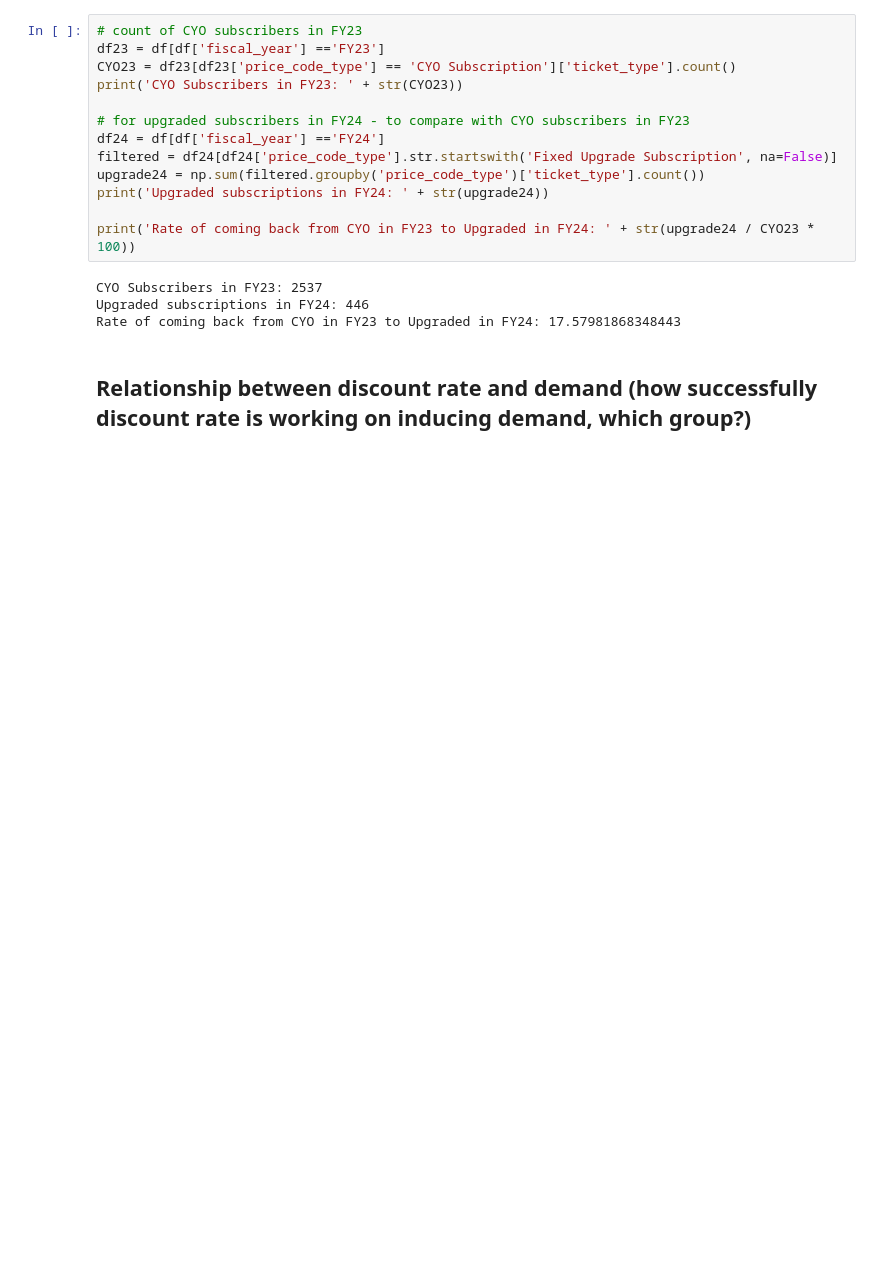
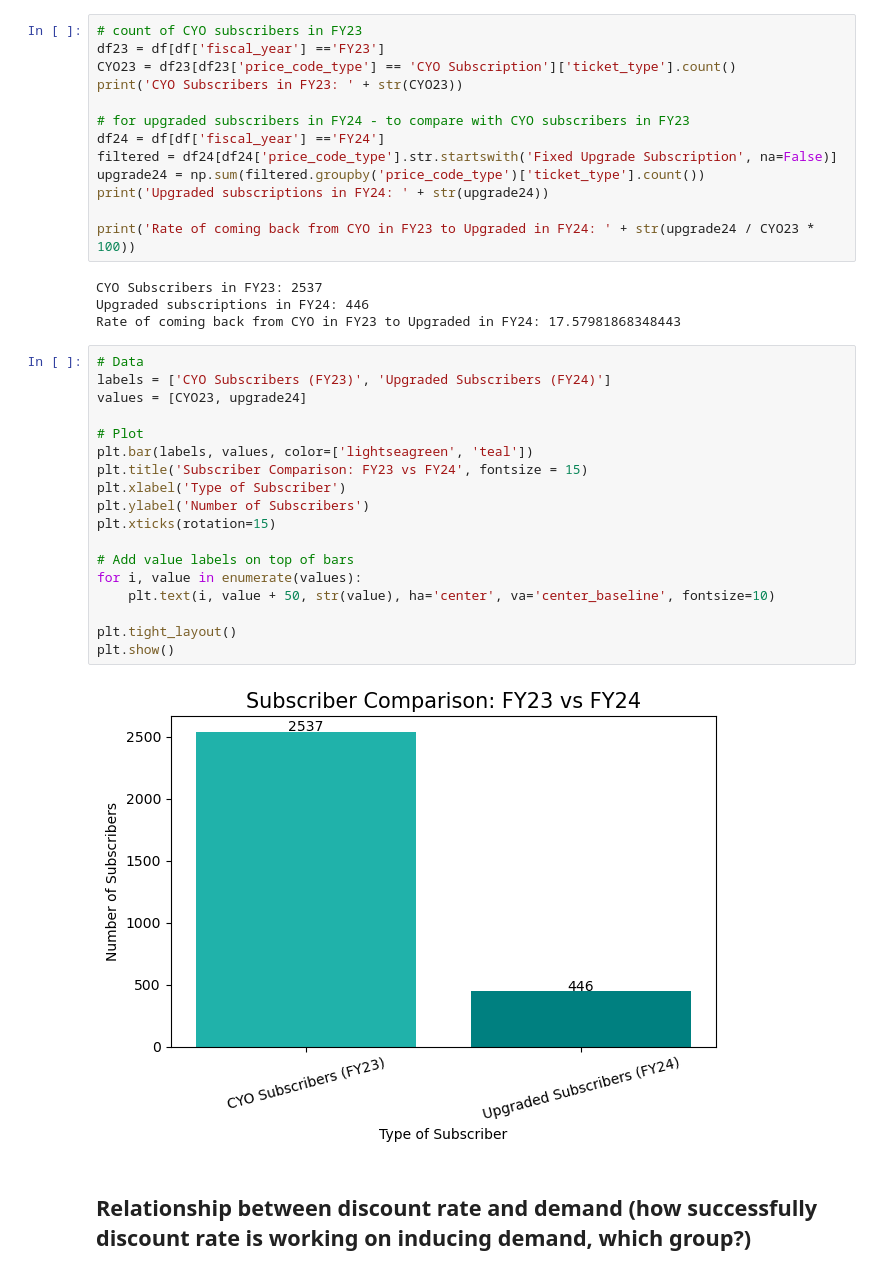
Before and after one commit to gabriela-ilinca/ASO, a Jupyter notebook: briana_workbook.ipynb, the cells around one changed output. Drawn from its saved outputs; the diff is of its cells as text; blank space fills up the shorter version.

```diff
--- a/briana_workbook.ipynb
+++ b/briana_workbook.ipynb
@@ -64,6 +123,26 @@ print('Rate of coming back from CYO in FY23 to Upgraded in FY24: ' + str(upgrade
 CYO Subscribers in FY23: 2537
 Upgraded subscriptions in FY24: 446
 Rate of coming back from CYO in FY23 to Upgraded in FY24: 17.57981868348443
+# %%
+# Data
+labels = ['CYO Subscribers (FY23)', 'Upgraded Subscribers (FY24)']
+values = [CYO23, upgrade24]
+
+# Plot
+plt.bar(labels, values, color=['lightseagreen', 'teal'])
+plt.title('Subscriber Comparison: FY23 vs FY24', fontsize = 15)
+plt.xlabel('Type of Subscriber')
+plt.ylabel('Number of Subscribers')
+plt.xticks(rotation=15)
+
+# Add value labels on top of bars
+for i, value in enumerate(values):
+    plt.text(i, value + 50, str(value), ha='center', va='center_baseline', fontsize=10)
+
+plt.tight_layout()
+plt.show()
+# %% [output]
+[figure, added]
 # %% [markdown]
 ## Relationship between discount rate and demand (how successfully discount rate is working on inducing demand, which group?)
 # %%
```
Also changed, not shown: parts of 11 cells of this notebook.
